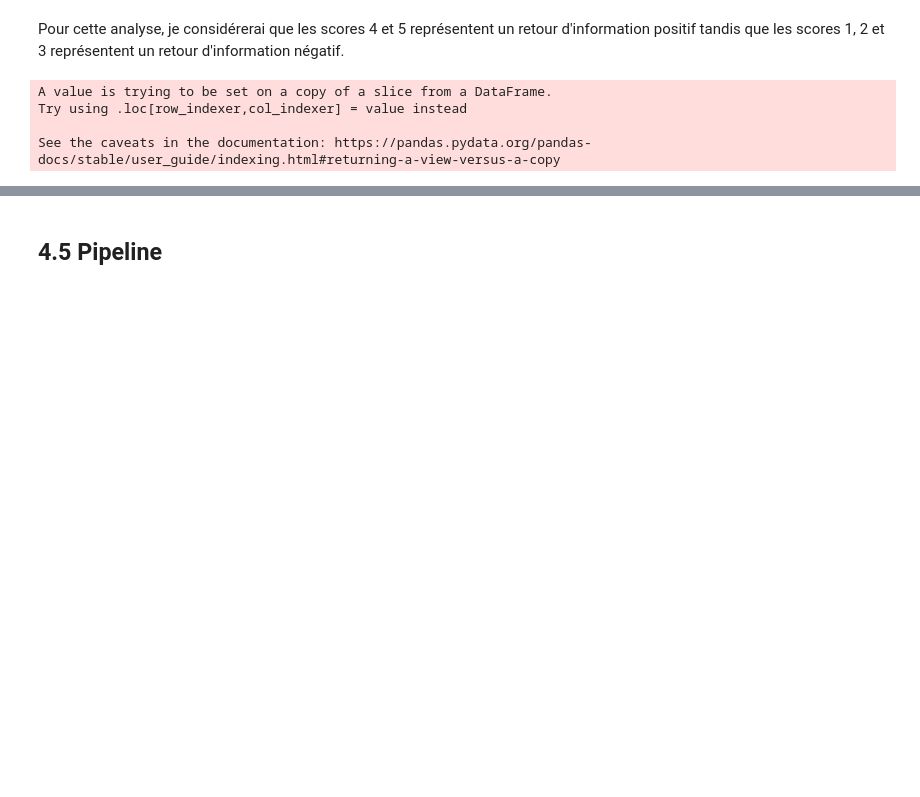
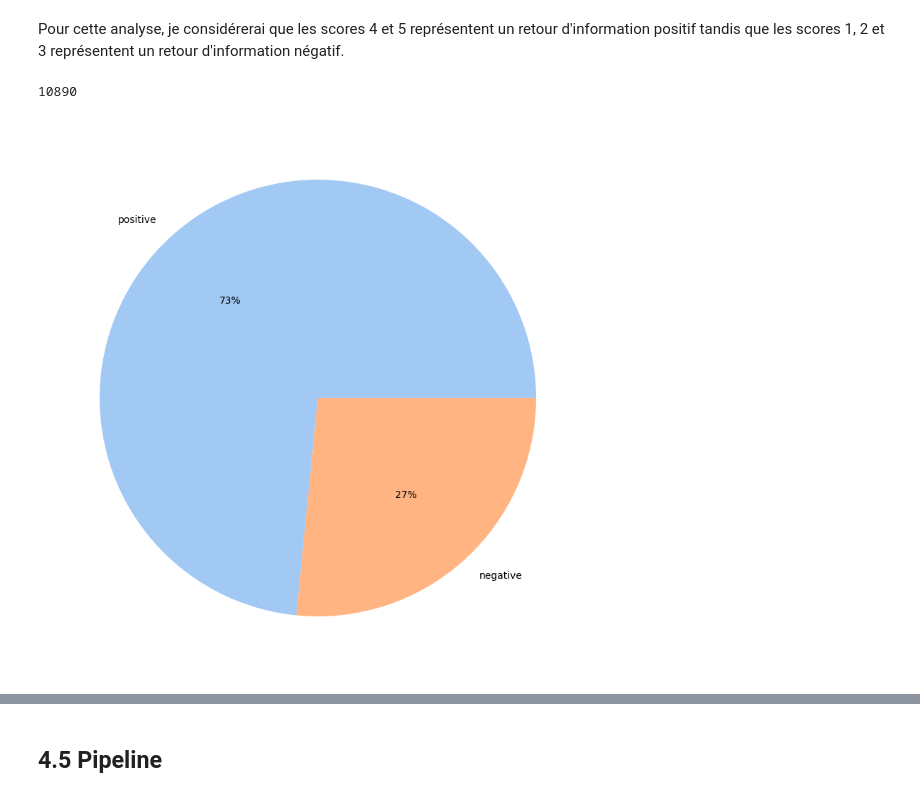
Before and after one commit to vietpool98/E-commerce-sentiment-analysis, a Jupyter notebook: Untitled.ipynb, the cells around one changed output, grey strips where cells are left out. Saved outputs shown, nothing was run; the diff lists cells and outputs as text; code cells hidden in the pictures; blank space fills up the shorter version.

```diff
--- a/Untitled.ipynb
+++ b/Untitled.ipynb
@@ -1021,11 +1020,23 @@ score_map = {
 }
 #Add the sentiment label to the dataset and map the scores created
 commentsData_new['sentiment_label'] = commentsData_new['score'].map(score_map)
+pie = commentsData_new['sentiment_label'].value_counts()
+pie[1]
 # %% [output]
-A value is trying to be set on a copy of a slice from a DataFrame.
-Try using .loc[row_indexer,col_indexer] = value instead
-
-See the caveats in the documentation: https://pandas.pydata.org/pandas-docs/stable/user_guide/indexing.html#returning-a-view-versus-a-copy
+10890
+# %%
+#Define the plot
+fig = plt.subplots(figsize = (15,10))
+# sentimentPlot.plot(kind = 'pie', explode = explode, shadow = True, labeldistance = 1.37,
+#                   pctdistance = 1.18, textprops = textprops)
+#define Seaborn color palette to use
+colors = sns.color_palette('pastel')[0:5]
+y = [pie[0],pie[1]]
+plt.pie(y, labels =["positive","negative"] , colors = colors, autopct='%.0f%%')
+#Set the axis and display the plot
+plt.show()
+# %% [output]
+[figure, added]
 # %%
 #Plot the pie chart
 #Extract the sentiment label column
```
Also changed, not shown: parts of 24 cells of this notebook, 7 other files.
